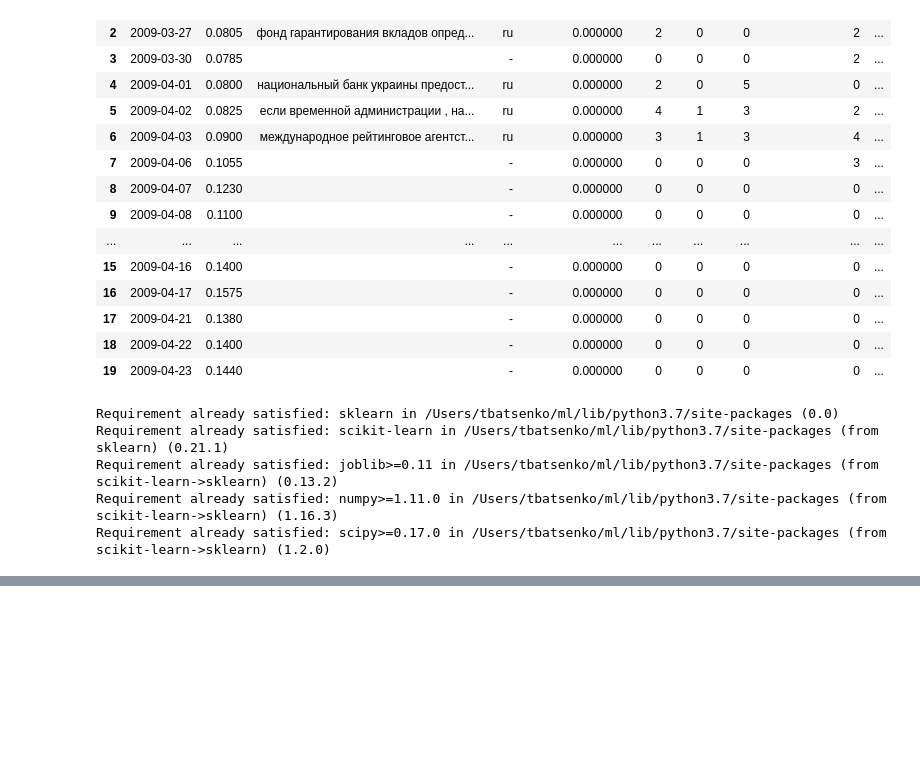
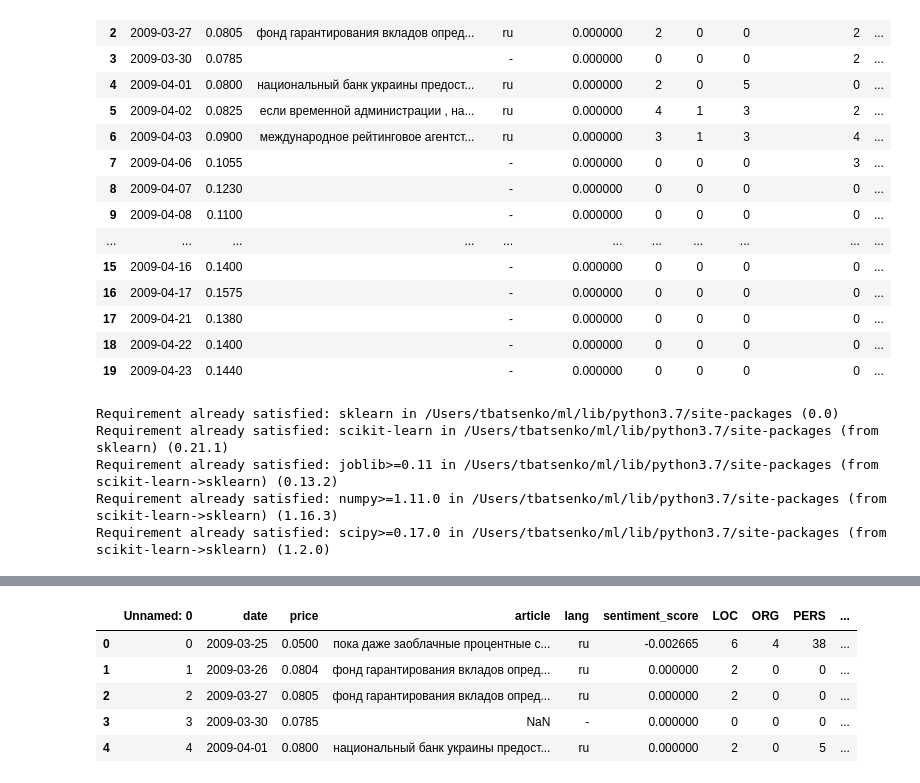
Before and after one commit to tbatsenko/ML_project, a Jupyter notebook: data-analysis/Stock_price_prediction_UA.ipynb, the cells around one changed output, grey strips where cells are left out. Saved outputs shown, nothing was run; the diff lists cells and outputs as text; code cells hidden in the pictures; blank space fills up the shorter version.

```diff
--- a/data-analysis/Stock_price_prediction_UA.ipynb
+++ b/data-analysis/Stock_price_prediction_UA.ipynb
@@ -530,0 +523,10 @@ ImportError: cannot import name 'cross_validation' from 'sklearn' (/Users/tbatse
+# %%
+full_data = pd.read_csv('ready_full_data.csv')
+full_data.head()
+# %% [output]
+|  | Unnamed: 0 | date | price | article | lang | sentiment_score | LOC | ORG | PERS | ... |
+| 0 | 0 | 2009-03-25 | 0.0500 | пока даже заоблачные процентные с... | ru | -0.002665 | 6 | 4 | 38 | ... |
+| 1 | 1 | 2009-03-26 | 0.0804 | фонд гарантирования вкладов опред... | ru | 0.000000 | 2 | 0 | 0 | ... |
+| 2 | 2 | 2009-03-27 | 0.0805 | фонд гарантирования вкладов опред... | ru | 0.000000 | 2 | 0 | 0 | ... |
+| 3 | 3 | 2009-03-30 | 0.0785 | NaN | - | 0.000000 | 0 | 0 | 0 | ... |
+| 4 | 4 | 2009-04-01 | 0.0800 | национальный банк украины предост... | ru | 0.000000 | 2 | 0 | 5 | ... |
```
Also changed, not shown: parts of 5 cells of this notebook.
